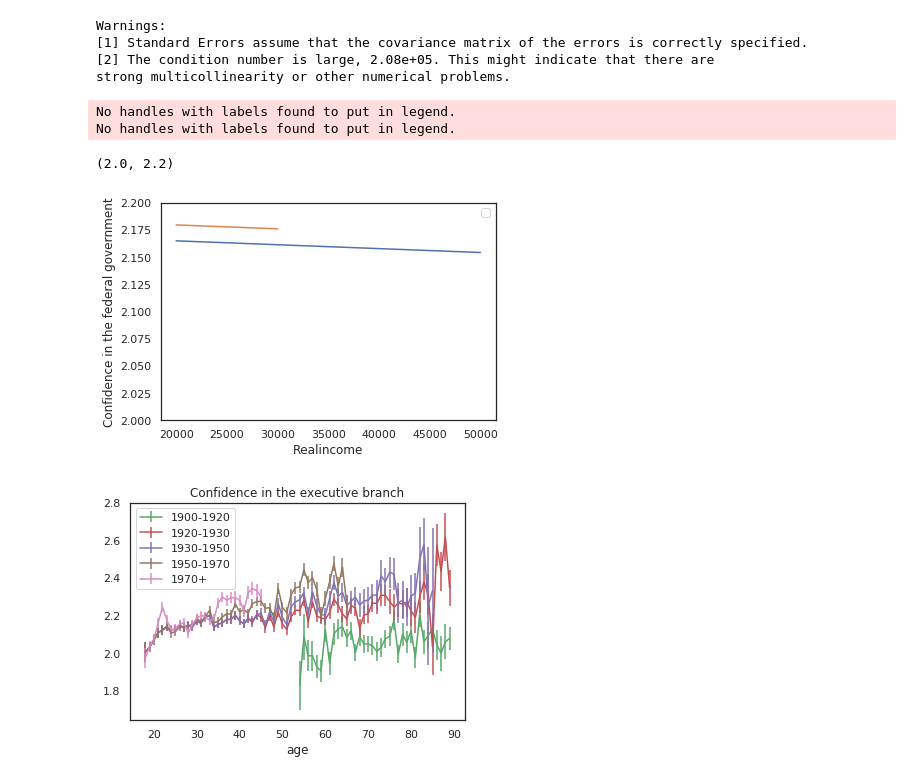
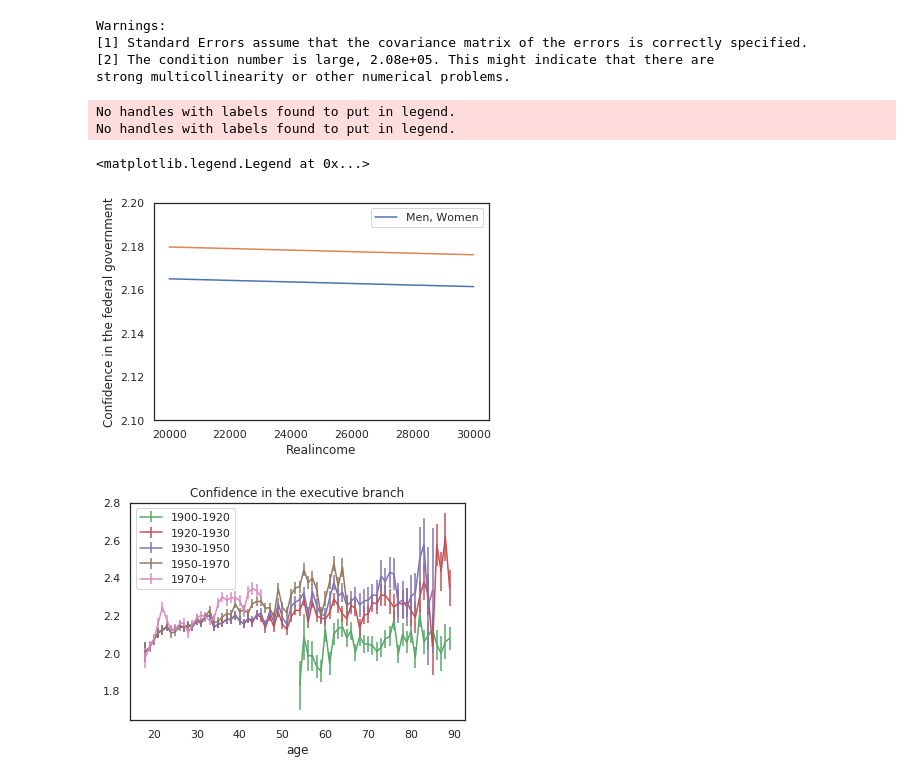
Before and after one commit to ssreekanth2000/project_2, a Jupyter notebook: project02.ipynb, the cells around one changed output. Saved outputs shown, nothing was run; the diff lists cells and outputs as text; code cells hidden in the pictures.

```diff
--- a/project02.ipynb
+++ b/project02.ipynb
@@ -380,7 +380,7 @@ No handles with labels found to put in legend.
 # %%
 gss['realinc2']=gss['realinc']**2
 gss['age2']=gss['age']**2
-model = smf.ols('confed ~ age + sex + realinc +partyid', data=gss)
+model = smf.ols('confed ~ age + age2 + realinc + conpress +partyid +sex', data=gss)
 results = model.fit()
 results.summary()
 # %% [output]
@@ -412,7 +412,7 @@ strong multicollinearity or other numerical problems.
 results = model.fit()
 results.summary()
 df = pd.DataFrame()
-df['realinc'] = np.linspace(20000, 50000)
+df['realinc'] = np.linspace(20000, 30000)
 
 
 df['sex'] = 2
@@ -421,36 +421,37 @@ df['age']=50
 df['age2']=df['age']**2
 results = model.fit()
 pred12 = results.predict(df)
 plt.plot(df['realinc'], pred12)
 
 plt.xlabel('Realincome')
 plt.ylabel('Confidence in the federal government')
 plt.legend();
 results = model.fit()
 results.summary()
 
 df = pd.DataFrame()
 df['realinc'] = np.linspace(20000, 30000)
 
 
 df['sex'] = 1
 df['partyid']=2
 df['age']=50
 df['age2']=df['age']**2
 results = model.fit()
 pred12 = results.predict(df)
 plt.plot(df['realinc'], pred12)
 
 plt.xlabel('Realincome')
 plt.ylabel('Confidence in the federal government')
 plt.legend();
 axes = plt.gca()
-axes.set_ylim([2.0,2.2])
+axes.set_ylim([2.1,2.2])
+axes.legend(["Men, Women"])
 # %% [output]
 No handles with labels found to put in legend.
 No handles with labels found to put in legend.
-(2.0, 2.2)
+<matplotlib.legend.Legend at 0x...>
-[figure, old version]
+[figure, new version]
 # %%
 from matplotlib.pyplot import *
 age2=gss[(gss['cohort']<1920)];
```
Also changed, not shown: 1 other file.
